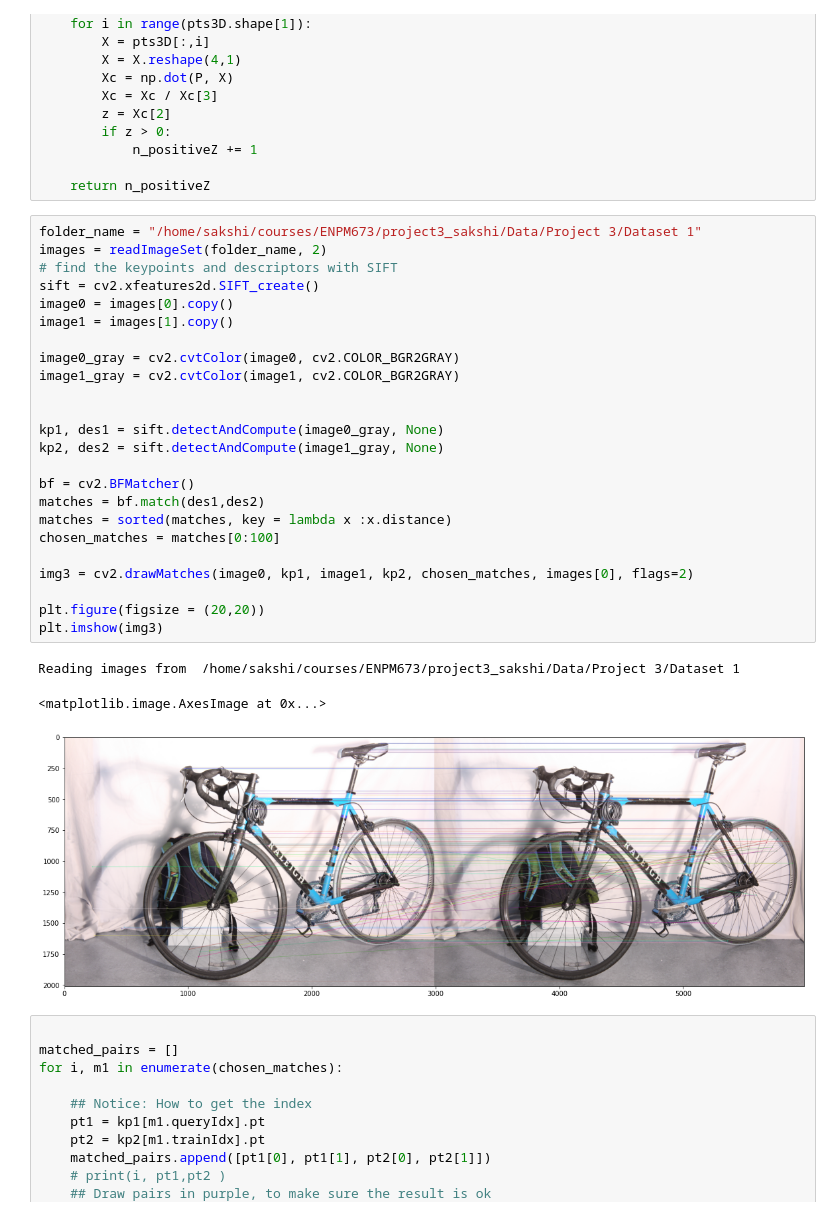
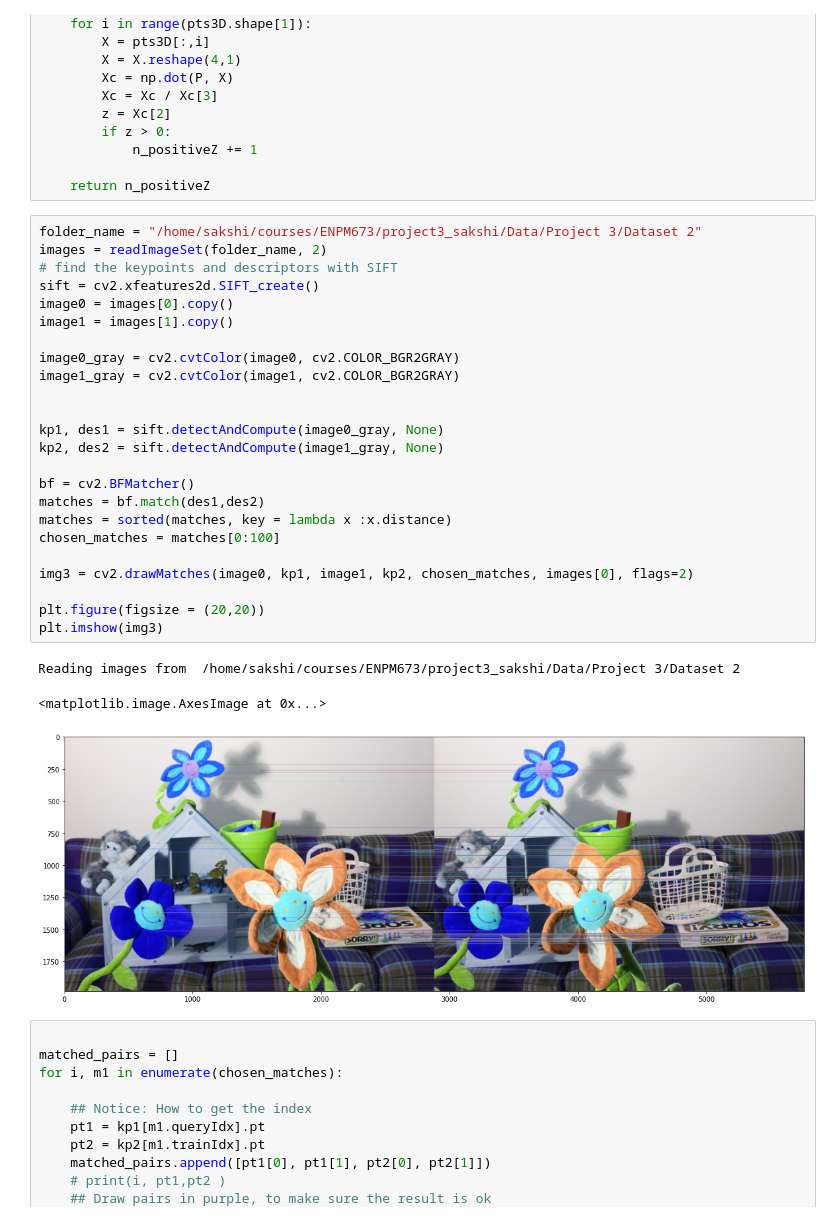
Before and after one commit to sakshikakde/Depth-Using-Stereo, a Jupyter notebook: Code/stereo.ipynb, the cells around one changed output. Saved outputs shown, nothing was run; the diff lists cells and outputs as text.

```diff
--- a/Code/stereo.ipynb
+++ b/Code/stereo.ipynb
@@ -172,33 +172,33 @@ def getPositiveZCount(pts3D, R, C):
 
     return n_positiveZ
 # %%
-folder_name = "/home/sakshi/courses/ENPM673/project3_sakshi/Data/Project 3/Dataset 1"
+folder_name = "/home/sakshi/courses/ENPM673/project3_sakshi/Data/Project 3/Dataset 2"
 images = readImageSet(folder_name, 2)
 # find the keypoints and descriptors with SIFT
 sift = cv2.xfeatures2d.SIFT_create()
 image0 = images[0].copy()
 image1 = images[1].copy()
 
 image0_gray = cv2.cvtColor(image0, cv2.COLOR_BGR2GRAY)
 image1_gray = cv2.cvtColor(image1, cv2.COLOR_BGR2GRAY)
 
 
 kp1, des1 = sift.detectAndCompute(image0_gray, None)
 kp2, des2 = sift.detectAndCompute(image1_gray, None)
 
 bf = cv2.BFMatcher()
 matches = bf.match(des1,des2)
 matches = sorted(matches, key = lambda x :x.distance)
 chosen_matches = matches[0:100]
 
 img3 = cv2.drawMatches(image0, kp1, image1, kp2, chosen_matches, images[0], flags=2)
 
 plt.figure(figsize = (20,20))
 plt.imshow(img3)
 # %% [output]
-Reading images from  /home/sakshi/courses/ENPM673/project3_sakshi/Data/Project 3/Dataset 1
+Reading images from  /home/sakshi/courses/ENPM673/project3_sakshi/Data/Project 3/Dataset 2
 <matplotlib.image.AxesImage at 0x...>
-[figure, old version]
+[figure, new version]
 # %%
 
 matched_pairs = []
```
Also changed, not shown: parts of 32 cells of this notebook, 9 other files.
